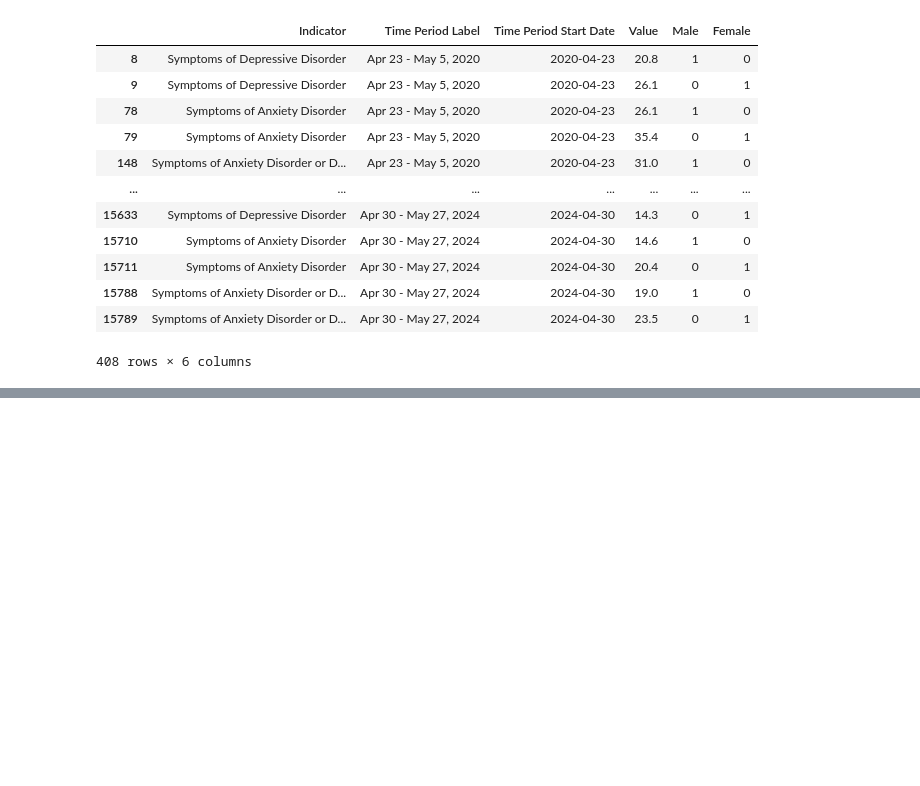
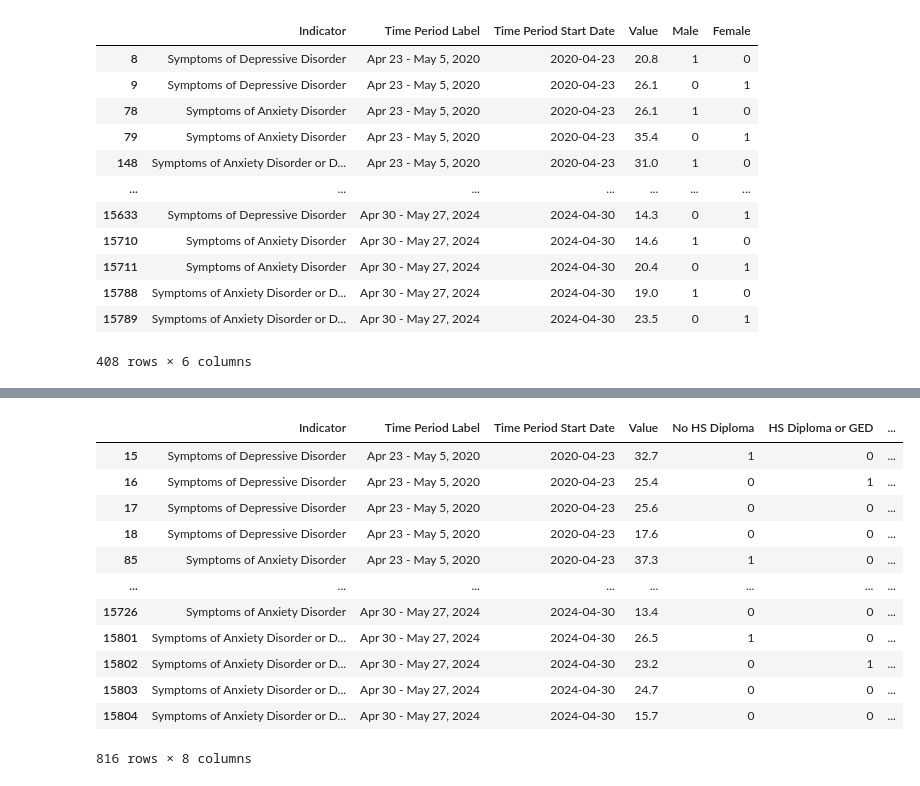
Before and after one commit to baraban7890/Unmasking-Anxiety, a Jupyter notebook: Project1.ipynb, the cells around one changed output, grey strips where cells are left out. Drawn from its saved outputs; the diff is of its cells as text; code cells hidden in the pictures; blank space fills up the shorter version.

```diff
--- a/Project1.ipynb
+++ b/Project1.ipynb
@@ -321,0 +361,6 @@ df_sex
+# %%
+one_hot_encode('No HS Diploma','Less than a high school diploma',df_education)
+one_hot_encode('HS Diploma or GED','High school diploma or GED',df_education)
+one_hot_encode('Associates or some College',"Some college/Associate's degree",df_education)
+one_hot_encode('Bachelors or higher',"Bachelor's degree or higher",df_education)
+df_education = clean_up_df(df_education)
@@ -321,0 +388,16 @@ df_sex
+# %%
+df_education
+# %% [output]
+|  | Indicator | Time Period Label | Time Period Start Date | Value | No HS Diploma | HS Diploma or GED | ... |
+| 15 | Symptoms of Depressive Disorder | Apr 23 - May 5, 2020 | 2020-04-23 | 32.7 | 1 | 0 | ... |
+| 16 | Symptoms of Depressive Disorder | Apr 23 - May 5, 2020 | 2020-04-23 | 25.4 | 0 | 1 | ... |
+| 17 | Symptoms of Depressive Disorder | Apr 23 - May 5, 2020 | 2020-04-23 | 25.6 | 0 | 0 | ... |
+| 18 | Symptoms of Depressive Disorder | Apr 23 - May 5, 2020 | 2020-04-23 | 17.6 | 0 | 0 | ... |
+| 85 | Symptoms of Anxiety Disorder | Apr 23 - May 5, 2020 | 2020-04-23 | 37.3 | 1 | 0 | ... |
+| ... | ... | ... | ... | ... | ... | ... | ... |
+| 15726 | Symptoms of Anxiety Disorder | Apr 30 - May 27, 2024 | 2024-04-30 | 13.4 | 0 | 0 | ... |
+| 15801 | Symptoms of Anxiety Disorder or D... | Apr 30 - May 27, 2024 | 2024-04-30 | 26.5 | 1 | 0 | ... |
+| 15802 | Symptoms of Anxiety Disorder or D... | Apr 30 - May 27, 2024 | 2024-04-30 | 23.2 | 0 | 1 | ... |
+| 15803 | Symptoms of Anxiety Disorder or D... | Apr 30 - May 27, 2024 | 2024-04-30 | 24.7 | 0 | 0 | ... |
+| 15804 | Symptoms of Anxiety Disorder or D... | Apr 30 - May 27, 2024 | 2024-04-30 | 15.7 | 0 | 0 | ... |
+816 rows × 8 columns
```
Also changed, not shown: parts of 4 cells of this notebook.
